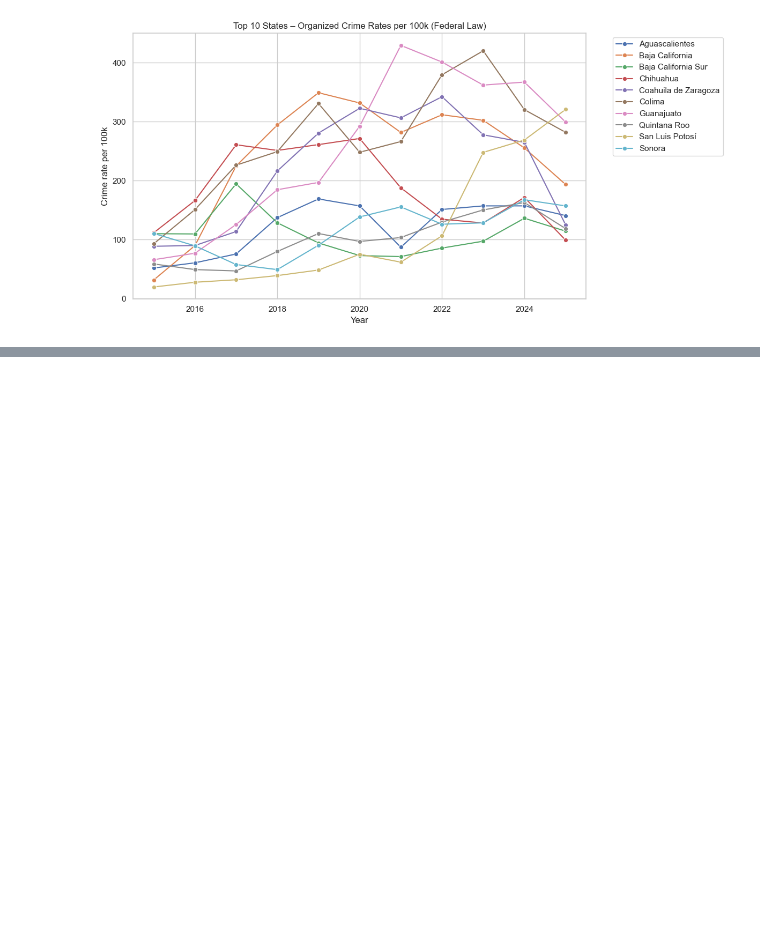
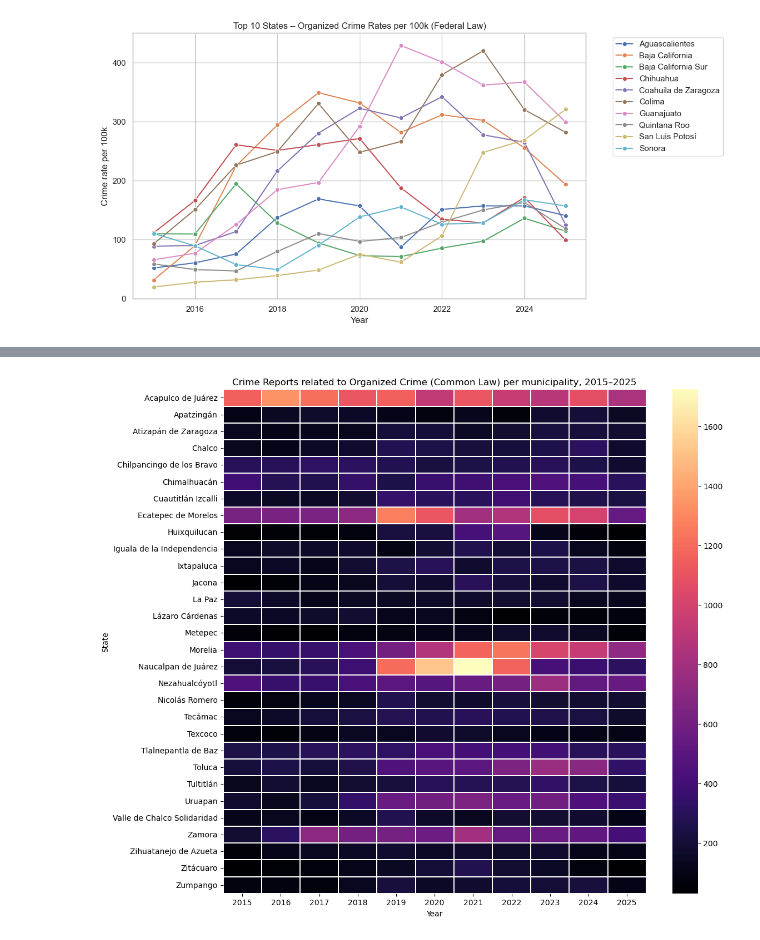
Before and after one commit to shani-alvarez/cgs-shadow-routes, a Jupyter notebook: notebooks/eda_crime_reports.ipynb, the cells around one changed output, grey strips where cells are left out. Cells and saved outputs as stored; diff of their text form; code cells hidden in the pictures; blank space fills up the shorter version.

```diff
--- a/notebooks/eda_crime_reports.ipynb
+++ b/notebooks/eda_crime_reports.ipynb
@@ -187,0 +312,3 @@ data_fc_melt.head()
+# %%
+data_cm_melt = pd.melt(data_cm_mun, id_vars=data_cm_mun.columns[:9], var_name='mes', value_name='conteo_delitos')
+data_cm_melt.head()
@@ -586,0 +760,10 @@ fig.show()
+# %%
+oc_type_crime = ['Homicidio', 'Secuestro', 'Extorsión', 'Trata de personas', 'Narcomenudeo']
+oc_subtype_crime = ['Homicidio doloso', 'Secuestro', 'Extorsión', 'Trata de personas', 'Narcomenudeo']
+
+data_cm_filtered = data_cm_melt[(data_cm_melt.tipo_delito.isin(oc_type_crime)) & (data_cm_melt.subtipo_delito.isin(oc_subtype_crime))]
+
+for i in range(5, 9):
+    col = data_cm_filtered.columns[i]
+    print(col)
+    print(data_cm_filtered[col].unique(), '\n')
@@ -586,0 +796,3 @@ fig.show()
+# %%
+df_cm_yearly = data_cm_filtered.groupby(['ao', 'cve_geo', 'entidad', 'cve_municipio', 'municipio'], as_index=False)['conteo_delitos'].sum()
+df_cm_yearly.head()
@@ -586,0 +808,4 @@ fig.show()
+# %%
+top30_cm = df_cm_yearly.groupby('municipio')['conteo_delitos'].sum().nlargest(30).index
+df_top30_cm = df_cm_yearly[df_cm_yearly['municipio'].isin(top30_cm)]
+df_top30_cm.municipio.unique()
@@ -586,0 +823,13 @@ fig.show()
+# %%
+df_cm_yearly_f = df_cm_yearly[df_cm_yearly.municipio.isin(df_top30_cm.municipio.unique())]
+heat_data = df_cm_yearly_f.pivot(index='municipio', columns='ao', values='conteo_delitos').fillna(0)
+
+plt.figure(figsize=(12,10))
+sns.heatmap(heat_data, cmap='magma', linewidths=0.3)
+plt.title('Crime Reports related to Organized Crime (Common Law) per municipality, 2015–2025')
+plt.xlabel('Year')
+plt.ylabel('State')
+plt.tight_layout()
+plt.show()
+# %% [output]
+[figure, added]
```
Also changed, not shown: parts of 38 cells of this notebook.
